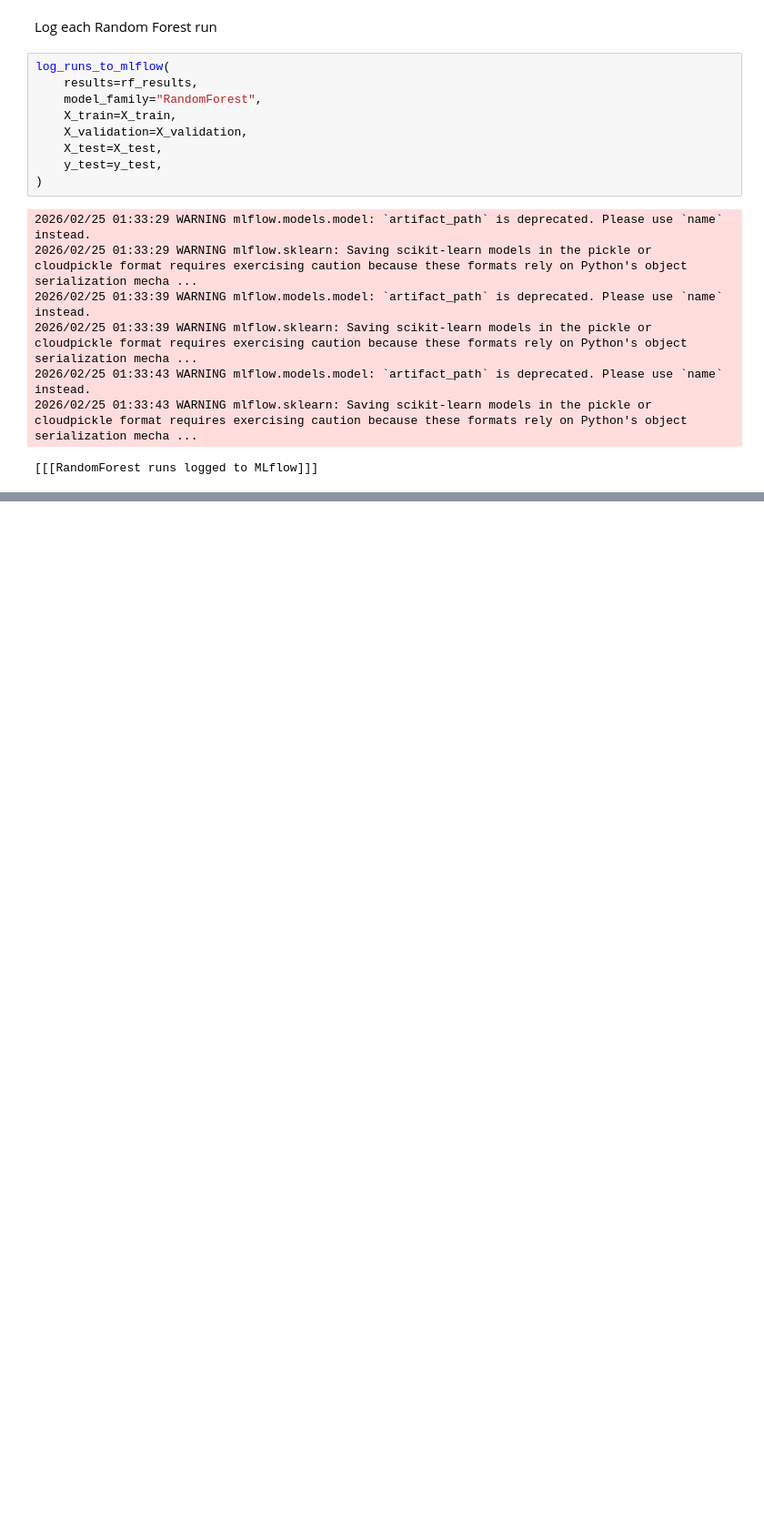
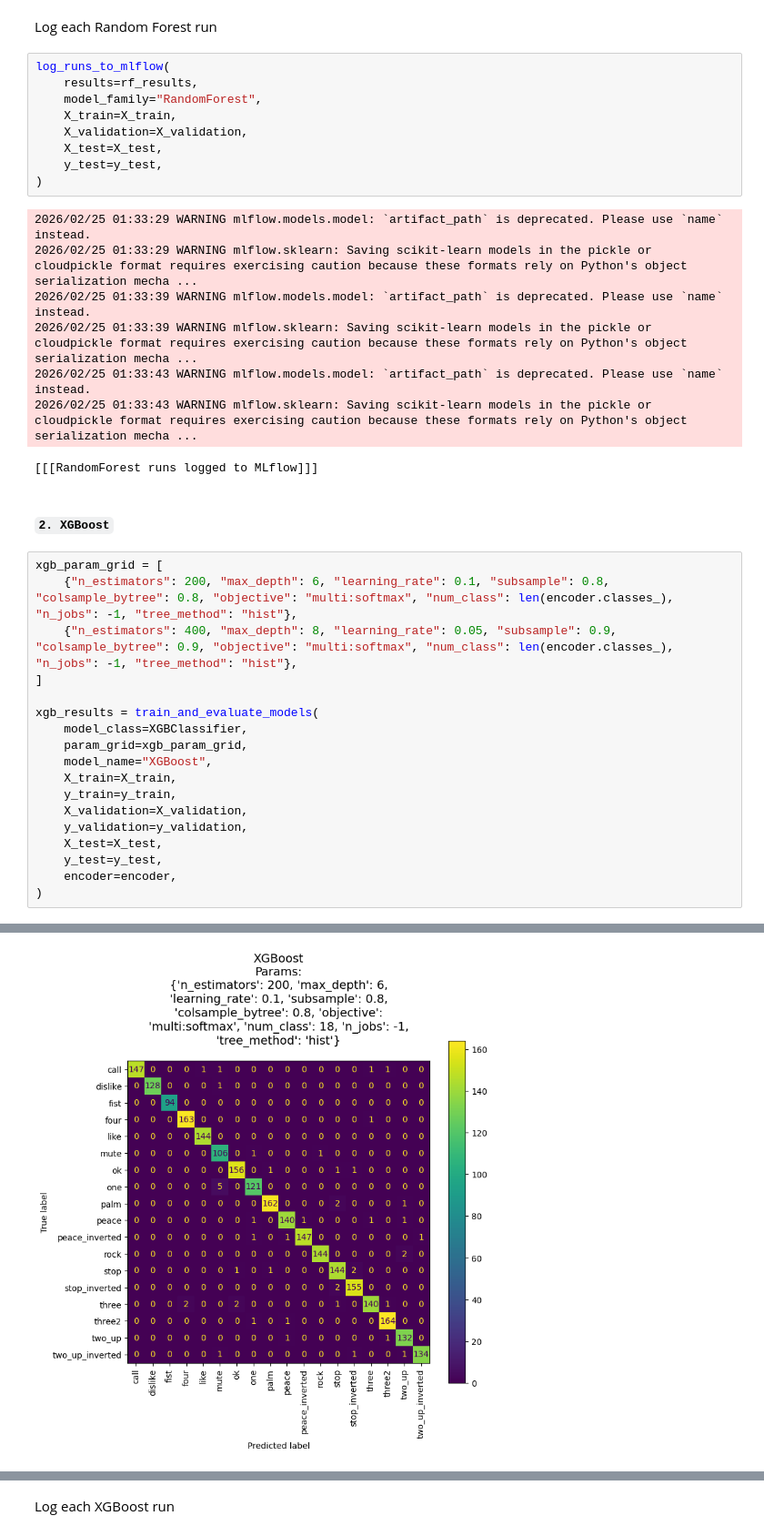
Before and after one commit to Mazen149/Hand-Gesture-Classification, a Jupyter notebook: Notebook.ipynb, the cells around one changed output, grey strips where cells are left out. Shown at 91% size. Saved outputs shown, nothing was run; the diff lists cells and outputs as text; blank space fills up the shorter version.

Commit message:
feat: Logged XGBoost model experiment results with MLflow, capturing parameters, metrics, and visualization artifacts.

```diff
--- a/Notebook.ipynb
+++ b/Notebook.ipynb
@@ -723,3 +724,24 @@ log_runs_to_mlflow(
 2026/02/25 01:33:43 WARNING mlflow.models.model: `artifact_path` is deprecated. Please use `name` instead.
 2026/02/25 01:33:43 WARNING mlflow.sklearn: Saving scikit-learn models in the pickle or cloudpickle format requires exercising caution because these formats rely on Python's object serialization mecha ...
 [[[RandomForest runs logged to MLflow]]]
+# %% [markdown]
+##### `2. XGBoost`
+# %%
+xgb_param_grid = [
+    {"n_estimators": 200, "max_depth": 6, "learning_rate": 0.1, "subsample": 0.8, "colsample_bytree": 0.8, "objective": "multi:softmax", "num_class": len(encoder.classes_), "n_jobs": -1, "tree_method": "hist"},
+    {"n_estimators": 400, "max_depth": 8, "learning_rate": 0.05, "subsample": 0.9, "colsample_bytree": 0.9, "objective": "multi:softmax", "num_class": len(encoder.classes_), "n_jobs": -1, "tree_method": "hist"},
+]
+
+xgb_results = train_and_evaluate_models(
+    model_class=XGBClassifier,
+    param_grid=xgb_param_grid,
+    model_name="XGBoost",
+    X_train=X_train,
+    y_train=y_train,
+    X_validation=X_validation,
+    y_validation=y_validation,
+    X_test=X_test,
+    y_test=y_test,
+    encoder=encoder,
+)
+# %% [output]
@@ -725,0 +759 @@ log_runs_to_mlflow(
+[figure, added]
@@ -725,0 +772,2 @@ log_runs_to_mlflow(
+# %% [markdown]
+Log each XGBoost run
```
Also changed, not shown: parts of 3 cells of this notebook, 54 other files.
